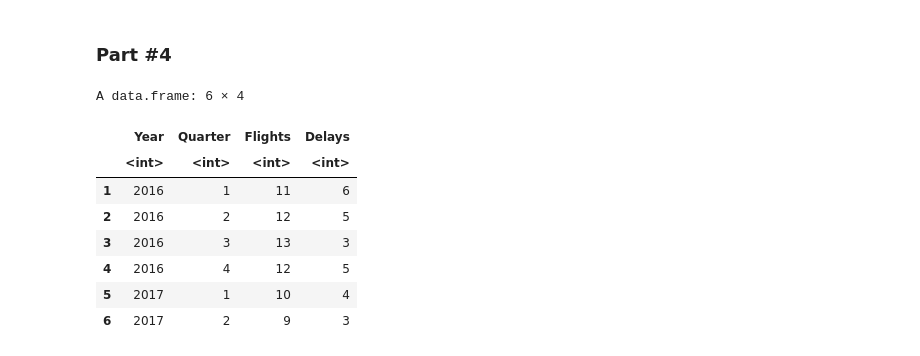
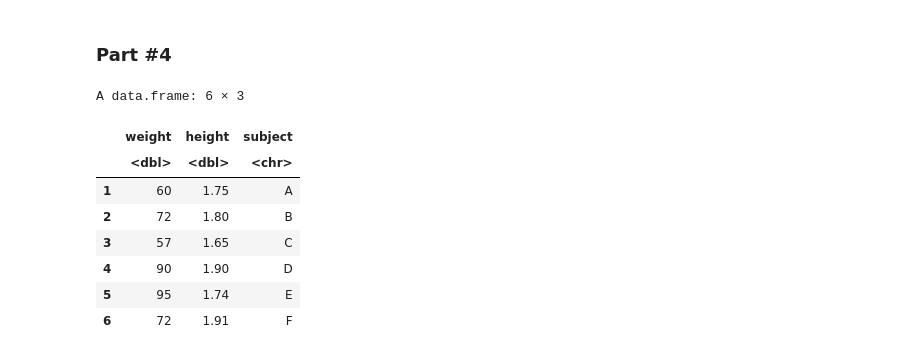
Before and after one commit to eogasawara/mylibrary, a Jupyter notebook: tutorial/tut_r_short_course.ipynb, the cells around one changed output. Saved outputs shown, nothing was run; the diff lists cells and outputs as text; code cells hidden in the pictures.

```diff
--- a/tutorial/tut_r_short_course.ipynb
+++ b/tutorial/tut_r_short_course.ipynb
@@ -784,28 +814,18 @@ A data.frame: 6 × 2
 # %% [markdown]
 ### Part #4
 # %%
-flight_data <- read.table(text = "Year Quarter Flights Delays
-                     2016 1 11 6
-                     2016 2 12 5
-                     2016 3 13 3
-                     2016 4 12 5
-                     2017 1 10 4
-                     2017 2 9 3
-                     2017 3 11 4
-                     2017 4 25 15
-                     2018 1 14 3
-                     2018 2 12 5
-                     2018 3 13 3
-                     2018 4 15 4",
-                          header = TRUE,sep = "")
-head(flight_data)
+weight <- c(60, 72, 57, 90, 95, 72)
+height <- c(1.75, 1.80, 1.65, 1.90, 1.74, 1.91)
+subject <- c("A", "B", "C", "D", "E", "F")
+d <- data.frame(weight=weight, height=height, subject=subject)
+head(d)
 # %% [output]
-A data.frame: 6 × 4
+A data.frame: 6 × 3
-|  | Year | Quarter | Flights | Delays |
-|  | <int> | <int> | <int> | <int> |
-| 1 | 2016 | 1 | 11 | 6 |
-| 2 | 2016 | 2 | 12 | 5 |
-| 3 | 2016 | 3 | 13 | 3 |
-| 4 | 2016 | 4 | 12 | 5 |
-| 5 | 2017 | 1 | 10 | 4 |
-| 6 | 2017 | 2 | 9 | 3 |
+|  | weight | height | subject |
+|  | <dbl> | <dbl> | <chr> |
+| 1 | 60 | 1.75 | A |
+| 2 | 72 | 1.80 | B |
+| 3 | 57 | 1.65 | C |
+| 4 | 90 | 1.90 | D |
+| 5 | 95 | 1.74 | E |
+| 6 | 72 | 1.91 | F |
```
Also changed, not shown: parts of 29 cells of this notebook, 1 other file.
